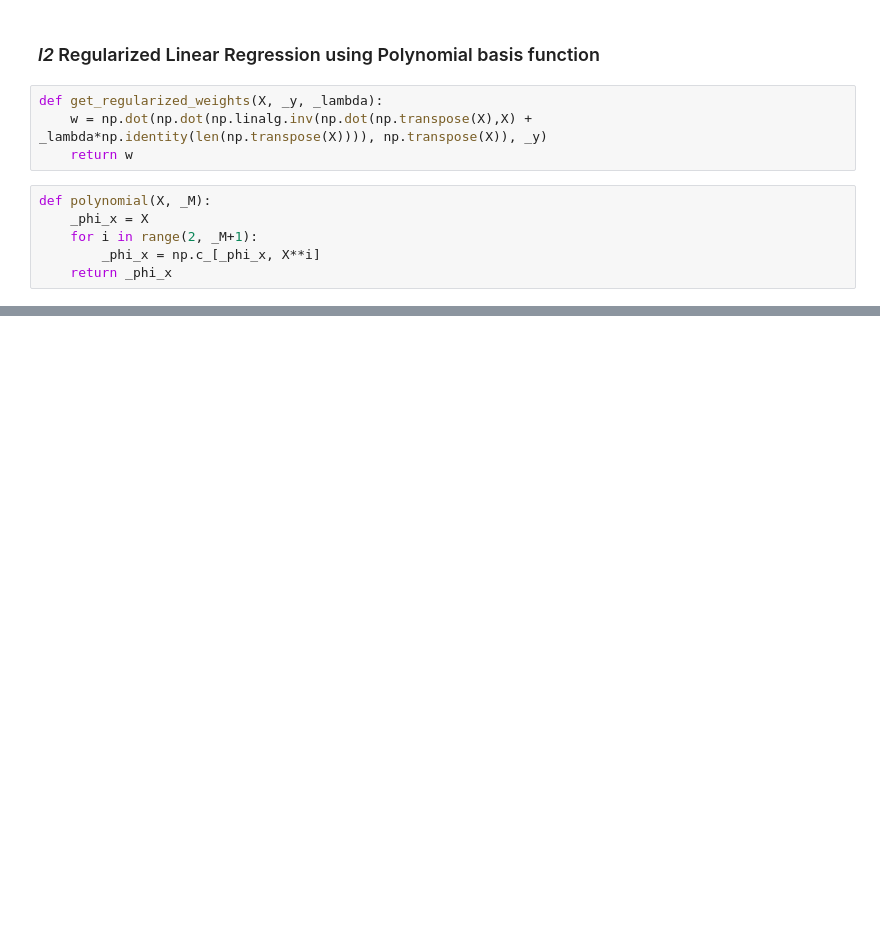
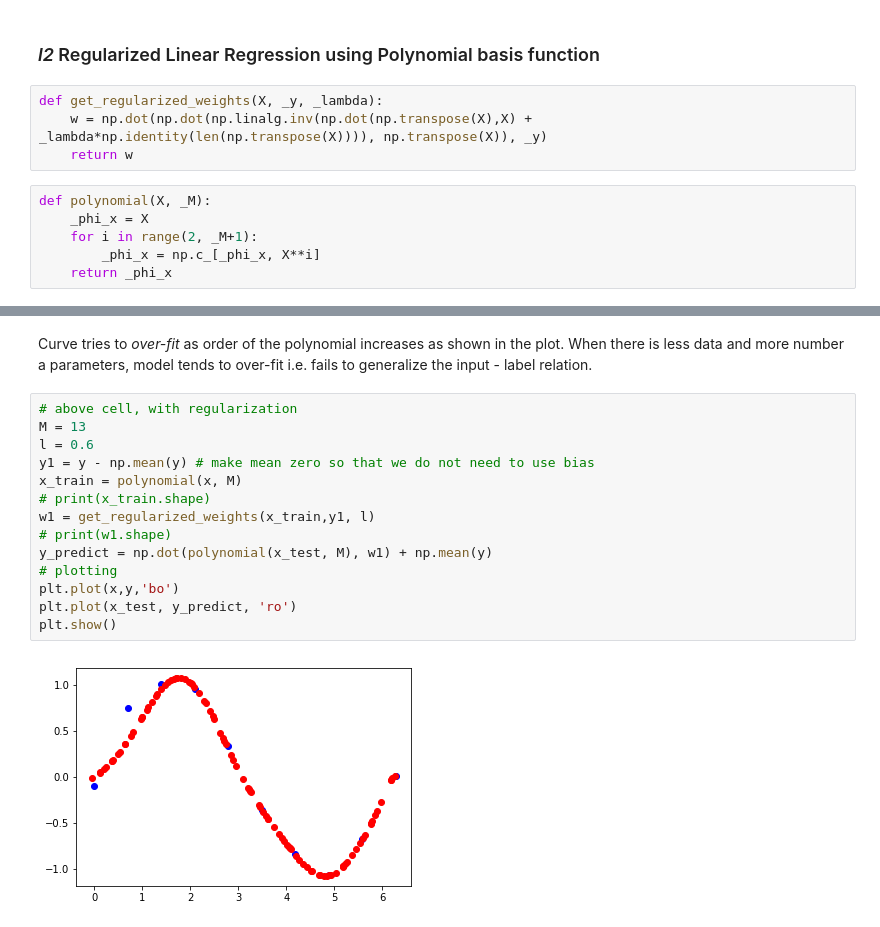
Before and after one commit to AravindGanesh/ML, a Jupyter notebook: hw0/problem 3.ipynb, the cells around one changed output, grey strips where cells are left out. Cells and saved outputs as stored; diff of their text form; blank space fills up the shorter version.

```diff
--- a/hw0/problem 3.ipynb
+++ b/hw0/problem 3.ipynb
@@ -54,0 +70,18 @@ plt.show()
+# %% [markdown]
+Curve tries to _over-fit_ as order of the polynomial increases as shown in the plot. When there is less data and more number a parameters, model tends to over-fit i.e. fails to generalize the input - label relation.
+# %%
+# above cell, with regularization
+M = 13
+l = 0.6
+y1 = y - np.mean(y) # make mean zero so that we do not need to use bias
+x_train = polynomial(x, M)
+# print(x_train.shape)
+w1 = get_regularized_weights(x_train,y1, l)
+# print(w1.shape)
+y_predict = np.dot(polynomial(x_test, M), w1) + np.mean(y)
+# plotting
+plt.plot(x,y,'bo')
+plt.plot(x_test, y_predict, 'ro')
+plt.show()
+# %% [output]
+[figure, added]
```
Also changed, not shown: parts of 6 cells of this notebook.
